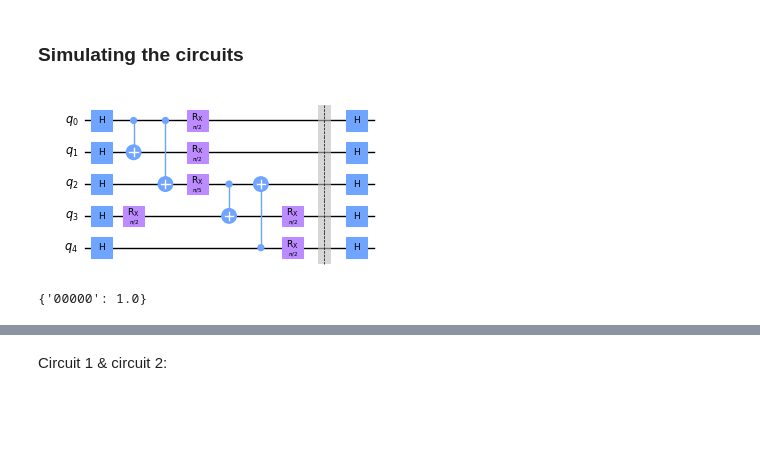
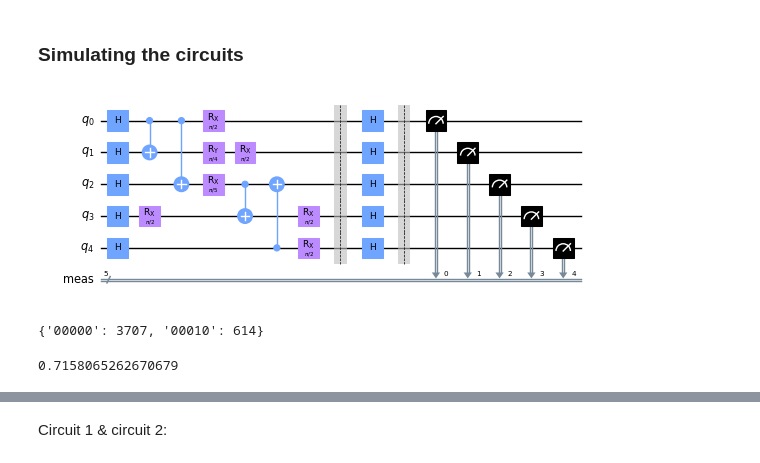
Before and after one commit to wiskasEpiphi/Qiskit-Hackathon-BCN, a Jupyter notebook: challenges/BSC_challenge.ipynb, the cells around one changed output, grey strips where cells are left out. Saved outputs shown, nothing was run; the diff lists cells and outputs as text; code cells hidden in the pictures; blank space fills up the shorter version.

```diff
--- a/challenges/BSC_challenge.ipynb
+++ b/challenges/BSC_challenge.ipynb
@@ -379,39 +381,52 @@ We can see that the expected value with the X operator matches the same measurem
 # %%
-
+shots=4321
 circuit = QuantumCircuit(5, 0)
 #vector = [10,1]
 #initial_state = vector/np.linalg.norm(vector)
 #for i in range(num_qubits):
     #circuit.initialize(initial_state, i)
 
 circuit.h([0,1,2,3,4])
 circuit.cx(0,1)
 circuit.cx(0,2)
+
+circuit.ry(np.pi/4, 1)
 
 #Declaramos la Rx
 circuit.rx(np.pi/2, 3)
 circuit.rx(np.pi/2, 0)
 circuit.rx(np.pi/2, 1)
 circuit.rx(np.pi/5, 2)
 
 
 circuit.cx(2,3)
 circuit.cx(4,2)
 
 circuit.rx(np.pi/2, 3)
 circuit.rx(np.pi/2, 4)
 circuit.barrier()
 circuit.h([0,1,2,3,4]) #This is to measre in X basis
+circuit.measure_all()
 circuit.draw("mpl", fold=-1, scale=0.7)
 # %% [output]
-[figure, old version]
+[figure, new version]
 # %%
 #Original circuit:
-job = execute(circuit, Aer.get_backend('statevector_simulator'))
+job = execute(circuit, backend, shots=shots)
 counts = job.result().get_counts()
 print(counts)
 # %% [output]
-{'00000': 1.0}
+{'00000': 3707, '00010': 614}
+# %%
+ exp_value = 0
+for key, value in counts.items():
+    if len(key.replace("0",""))%2 == 0:
+        exp_value = exp_value + (value/shots)
+    else:
+        exp_value = exp_value - (value/shots)
+print(exp_value)
+# %% [output]
+0.7158065262670679
 # %%
 plot_histogram(counts)
 # %% [output]
```
Also changed, not shown: parts of 10 cells of this notebook.
